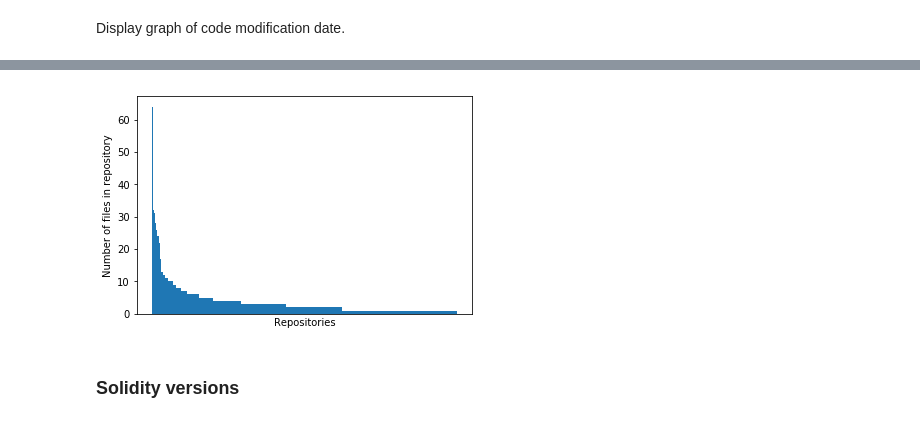
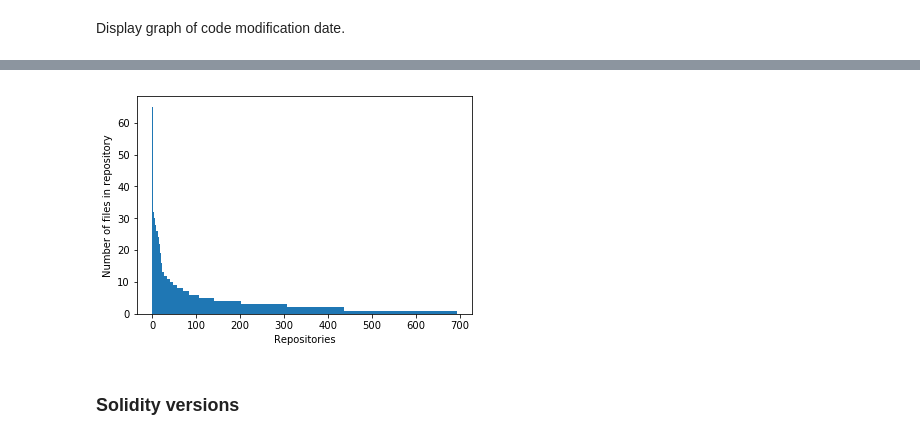
Before and after one commit to nud3l/smart-contract-analysis, a Jupyter notebook: analysis/contract-analysis.ipynb, the cells around one changed output, grey strips where cells are left out. Saved outputs shown, nothing was run; the diff lists cells and outputs as text; code cells hidden in the pictures.

```diff
--- a/analysis/contract-analysis.ipynb
+++ b/analysis/contract-analysis.ipynb
@@ -60,30 +60,29 @@ plt.show()
 # %%
 from collections import Counter
 import numpy as np
 from operator import itemgetter
 
 repositories = code_base.find({},{"repository_id":1, "_id":0})
 repo_list = []
 
 
 for item in repositories:
     repo_list.append(item["repository_id"])
 
 repos = Counter(repo_list).items()
 repos.sort(key=itemgetter(1), reverse=True)
 labels, values = zip(*repos)
 
 indexes = np.arange(len(labels))
 width = 1
 
 # the barchart of the data
 plt.bar(indexes, values, width)
 plt.xlabel('Repositories')
 plt.ylabel('Number of files in repository')
-plt.xticks([])
 plt.show()
 # %% [output]
-[figure, old version]
+[figure, new version]
 # %% [markdown]
 ### Solidity versions
 # %%
```
Also changed, not shown: parts of 8 cells of this notebook.
